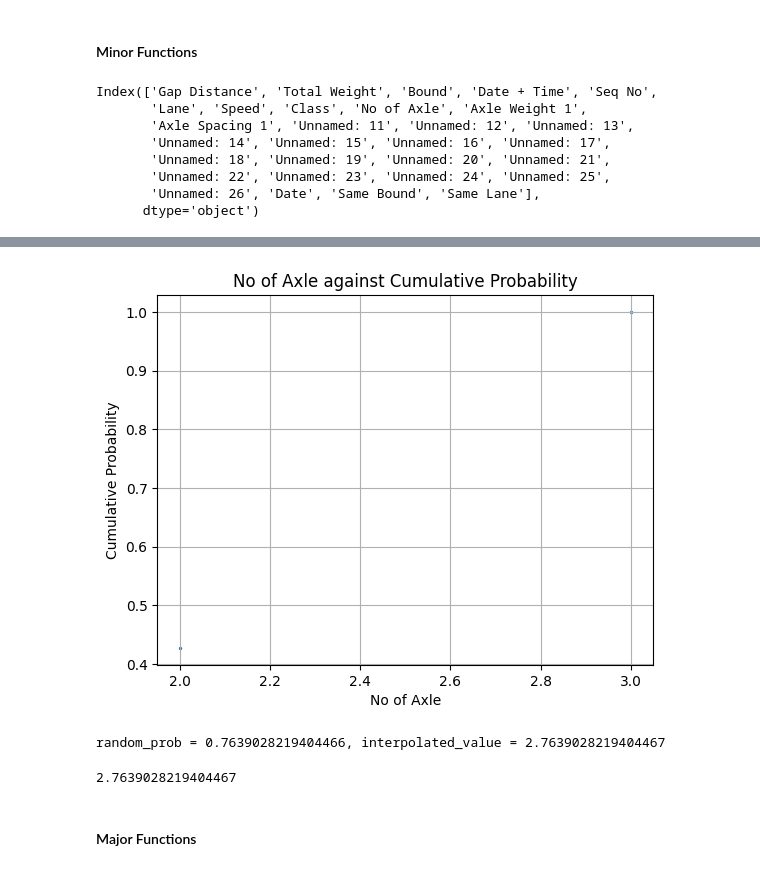
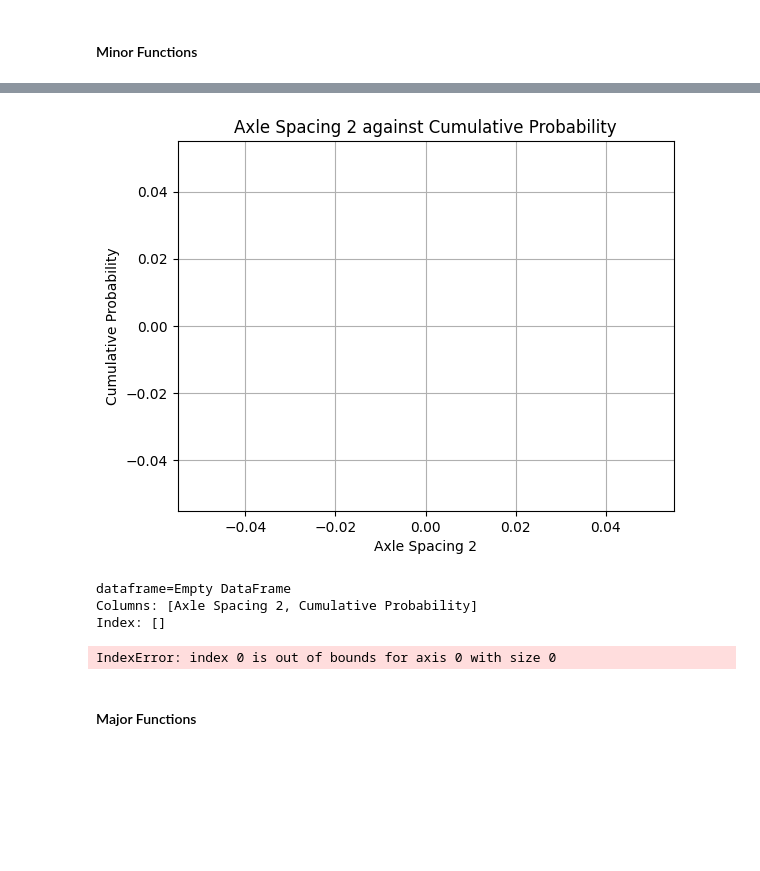
Before and after one commit to felixthe-cat/Personal_Projects, a Jupyter notebook: Final_Year_Project/Monte_Carlo_Simulation.ipynb, the cells around one changed output, grey strips where cells are left out. Drawn from its saved outputs; the diff is of its cells as text; code cells hidden in the pictures; blank space fills up the shorter version.

```diff
--- a/Final_Year_Project/Monte_Carlo_Simulation.ipynb
+++ b/Final_Year_Project/Monte_Carlo_Simulation.ipynb
@@ -62,3 +49,14 @@ According to https://arrow.tudublin.ie/cgi/viewcontent.cgi?article=1045&context=
 
 #### Pseudo Code
 ![image.png](attachment:image.png)
+# %%
+#! DELETE ME
+for i in range(11,27):
+    num = (i - 10) // 2
+    if i % 2 == 0:
+        new_column_name = 'Axle Spacing ' + str(num)
+    else:
+        new_column_name = 'Axle Weight ' + str(num)
+    column_name = 'Unnamed: ' + str(i)
+    all_data.rename(columns={column_name: new_column_name}, inplace=True)
+all_data.columns
@@ -148,14 +252,3 @@ total_weight_key = 'Total Weight'
-# %%
-all_data.columns
-# %% [output]
-Index(['Gap Distance', 'Total Weight', 'Bound', 'Date + Time', 'Seq No',
-       'Lane', 'Speed', 'Class', 'No of Axle', 'Axle Weight 1',
-       'Axle Spacing 1', 'Unnamed: 11', 'Unnamed: 12', 'Unnamed: 13',
-       'Unnamed: 14', 'Unnamed: 15', 'Unnamed: 16', 'Unnamed: 17',
-       'Unnamed: 18', 'Unnamed: 19', 'Unnamed: 20', 'Unnamed: 21',
-       'Unnamed: 22', 'Unnamed: 23', 'Unnamed: 24', 'Unnamed: 25',
-       'Unnamed: 26', 'Date', 'Same Bound', 'Same Lane'],
-      dtype='object')
 # %%
 import random
 
@@ -183,13 +276,21 @@ def generate_vehicle_class():
         return 'Private Car', 2
     else: # Motorbike
         return 'Motorbike', 1
-# TODO:
+
+# Done:
 def generate_GVW(vehicle_class):
     return generate_variable('Class', vehicle_class, 'Total Weight')
+
 # TODO:
 def generate_axle_number(vehicle_class):
     import random
-    df_no_of_axle: pd.DataFrame = axle_distribution_for_each_class() # Find some way to only run it once during the whole program!
+    # check from database if it has been called or not
+    if 'df_no_of_axle' in database:
+        df_no_of_axle = database['df_no_of_axle']
+    else:
+        df_no_of_axle: pd.DataFrame = axle_distribution_for_each_class() # Find some way to only run it once during the whole program!
+        database['df_no_of_axle'] = df_no_of_axle
+
     distribution = df_no_of_axle[vehicle_class]
     roll = random.uniform(0, 1)
     for veh_class, probability in enumerate(distribution):
@@ -200,8 +301,16 @@ def generate_axle_number(vehicle_class):
     return len(distribution)
 
 # TODO:
-def generate_axle_spacing(vehicle_class):
-    return generate_variable('Class', vehicle_class, 'No of Axle')
+def generate_axle_spacing(vehicle_class, axle_number):
+    # finds the axle spacing based on the vehicle_class + axle_number
+    # find the subset of data that matches with the right vehicle class, then match with the right axle number
+    # find the cumulative probabiility distribution of each/all axle spacing
+    output = []
+    for i in range(2,axle_number+1):
+        axle_spacing_column_name =  'Axle Spacing '+ str(i)
+        output.append(double_layer_filter_and_generate_variable('Class', vehicle_class,'No of Axle',axle_number,axle_spacing_column_name))
+    return output
+
 # TODO:
 def generate_axle_weight():
     return 1
@@ -221,5 +330,8 @@ def vehicle_location_finder():
     # with reference to timer, see if
     return
 
-generate_axle_spacing(8)
+# generate_axle_number(8)
+print(generate_axle_spacing(2,2))
+# generate_GVW(8)
+# database.keys()
 # %% [output]
@@ -229,6 +355,8 @@ generate_axle_spacing(8)
-[figure, old version]
+[figure, new version]
-random_prob = 0.7639028219404466, interpolated_value = 2.7639028219404467
+dataframe=Empty DataFrame
+Columns: [Axle Spacing 2, Cumulative Probability]
+Index: []
-2.7639028219404467
+IndexError: index 0 is out of bounds for axis 0 with size 0
 # %% [markdown]
 #### Major Functions
 # %%
```
Also changed, not shown: parts of 12 cells of this notebook, 2 other files.
